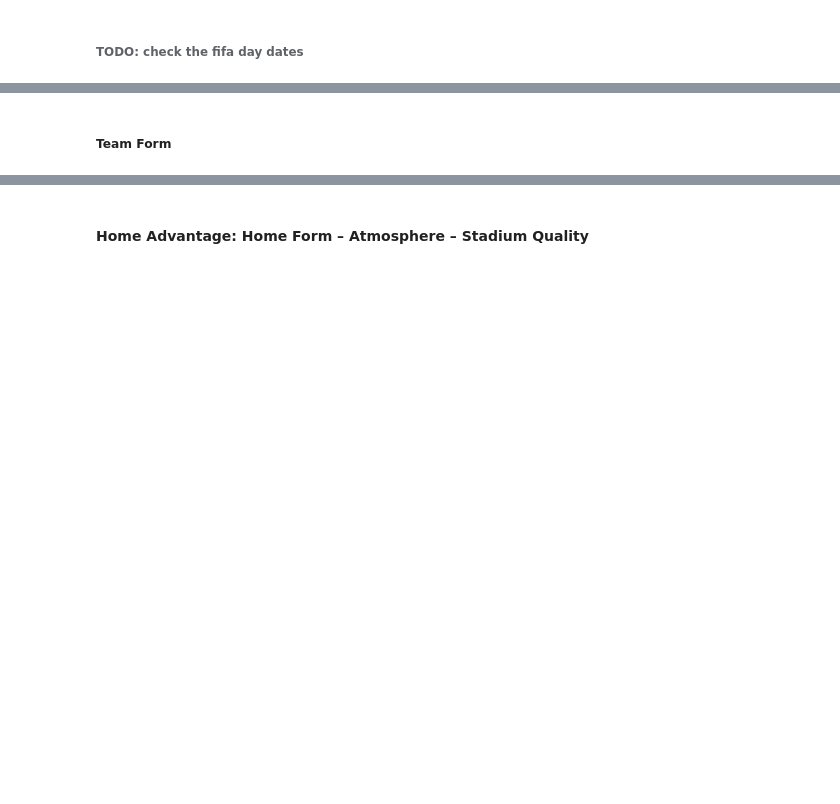
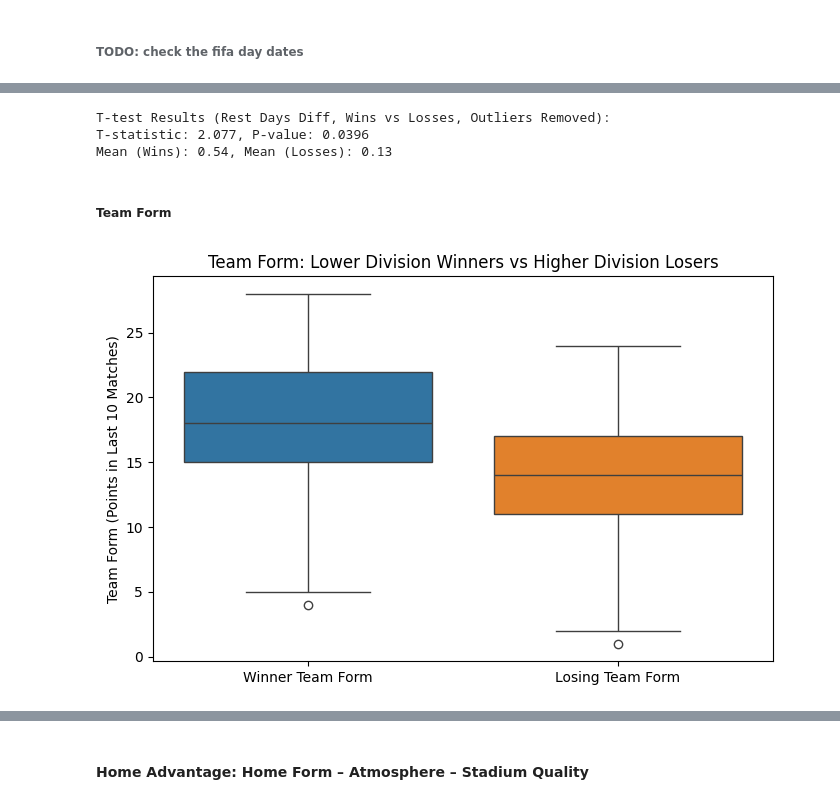
Before and after one commit to armin2080/DFB-Cup, a Jupyter notebook: notebook.ipynb, the cells around one changed output, grey strips where cells are left out. Drawn from its saved outputs; the diff is of its cells as text; code cells hidden in the pictures; blank space fills up the shorter version.

```diff
--- a/notebook.ipynb
+++ b/notebook.ipynb
@@ -1201,2 +1243,38 @@ print(f'T-statistic: {t_statistic}, P-value: {p_value}')
+# %%
+# Calculate Q1 and Q3
+q1 = np.percentile(buli_win_3weeks_diff, 25)
+q3 = np.percentile(buli_win_3weeks_diff, 75)
+iqr = q3 - q1
+
+# Define bounds for non-outliers
+lower_bound = q1 - 1.5 * iqr
+upper_bound = q3 + 1.5 * iqr
+
+# Filter out outliers
+filtered_buli_win_3weeks_diff = buli_win_3weeks_diff[(buli_win_3weeks_diff >= lower_bound) & (buli_win_3weeks_diff <= upper_bound)]
+
+# Calculate Q1 and Q3 for losses
+q1_loss = np.percentile(buli_loss_3weeks_diff, 25)
+q3_loss = np.percentile(buli_loss_3weeks_diff, 75)
+iqr_loss = q3_loss - q1_loss
+
+# Define bounds for non-outliers for losses
+lower_bound_loss = q1_loss - 1.5 * iqr_loss
+upper_bound_loss = q3_loss + 1.5 * iqr_loss
+
+# Filter out outliers for losses
+filtered_buli_loss_3weeks_diff = buli_loss_3weeks_diff[(buli_loss_3weeks_diff >= lower_bound_loss) & (buli_loss_3weeks_diff <= upper_bound_loss)]
+
+
+# Perform t-test
+t_stat, p_val = ttest_ind(filtered_buli_win_3weeks_diff, filtered_buli_loss_3weeks_diff, nan_policy='omit')
+
+print(f"T-test Results (Rest Days Diff, Wins vs Losses, Outliers Removed):")
+print(f"T-statistic: {t_stat:.3f}, P-value: {p_val:.4f}")
+print(f"Mean (Wins): {filtered_buli_win_3weeks_diff.mean():.2f}, Mean (Losses): {filtered_buli_loss_3weeks_diff.mean():.2f}")
+# %% [output]
+T-test Results (Rest Days Diff, Wins vs Losses, Outliers Removed):
+T-statistic: 2.077, P-value: 0.0396
+Mean (Wins): 0.54, Mean (Losses): 0.13
 # %% [markdown]
 ##### Team Form
@@ -1240,31 +1341,35 @@ dfb_matches.info()
 # %%
-# Select DFB matches where a lower division team won against a higher division team
-dfb_lower_win = dfb_matches[
+# Select matches where teams from higher divisions won against lower divisions
+lower_win_matches = dfb_matches[
     ((dfb_matches['home_division'] > dfb_matches['away_division']) & (dfb_matches['home_score'] > dfb_matches['away_score'])) |
     ((dfb_matches['away_division'] > dfb_matches['home_division']) & (dfb_matches['away_score'] > dfb_matches['home_score']))
 ]
 
 
-# Determine winner and loser team form for each match
-winner_form = []
-loser_form = []
 
-for _, row in dfb_lower_win.iterrows():
+# Collect winner and loser team forms
+winner_forms = []
+loser_forms = []
+
+for _, row in lower_win_matches.iterrows():
     if row['home_division'] > row['away_division'] and row['home_score'] > row['away_score']:
-        winner_form.append(row['home_team_form'])
-        loser_form.append(row['away_team_form'])
+        winner_forms.append(row['home_team_form'])
+        loser_forms.append(row['away_team_form'])
     elif row['away_division'] > row['home_division'] and row['away_score'] > row['home_score']:
-        winner_form.append(row['away_team_form'])
-        loser_form.append(row['home_team_form'])
+        winner_forms.append(row['away_team_form'])
+        loser_forms.append(row['home_team_form'])
+
 
 # Create DataFrame for plotting
 form_df = pd.DataFrame({
-    'Winner Team Form': winner_form,
-    'Losing Team Form': loser_form
+    'Winner Team Form': winner_forms,
+    'Losing Team Form': loser_forms
 })
 
 plt.figure(figsize=(8, 5))
 sns.boxplot(data=form_df)
 plt.title('Team Form: Lower Division Winners vs Higher Division Losers')
 plt.ylabel('Team Form (Points in Last 10 Matches)')
 plt.show()
+# %% [output]
+[figure, added]
```
Also changed, not shown: parts of 34 cells of this notebook.
